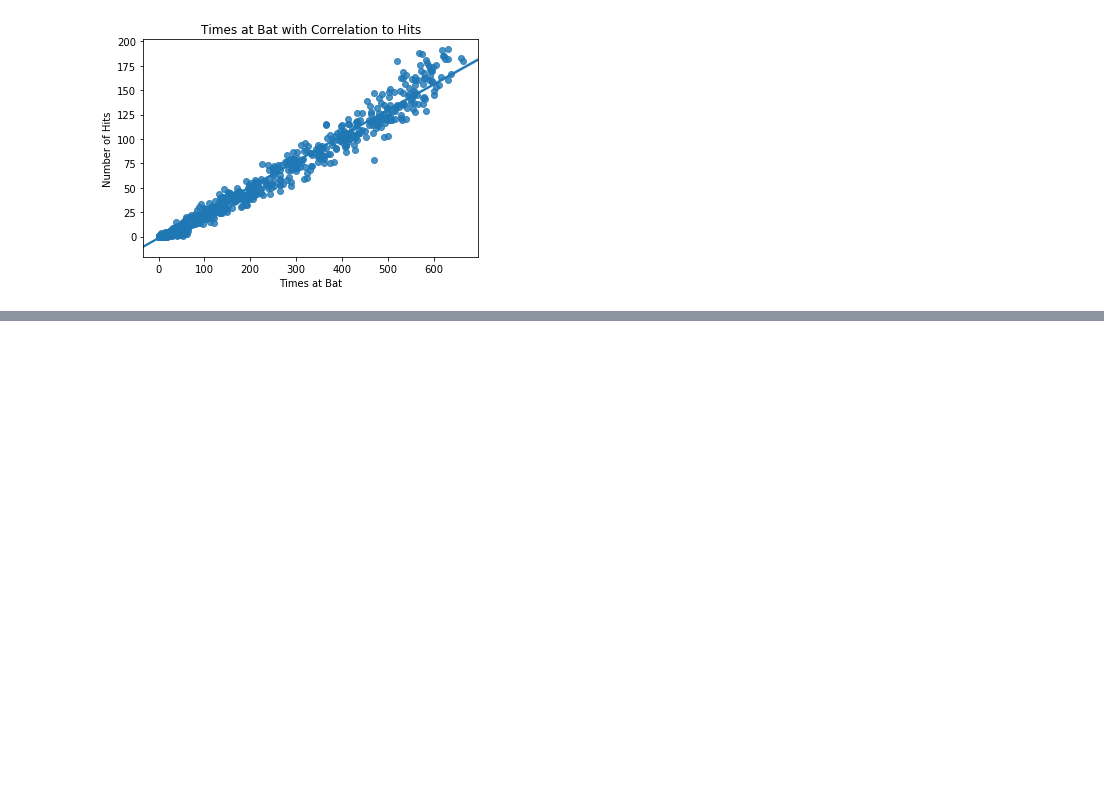
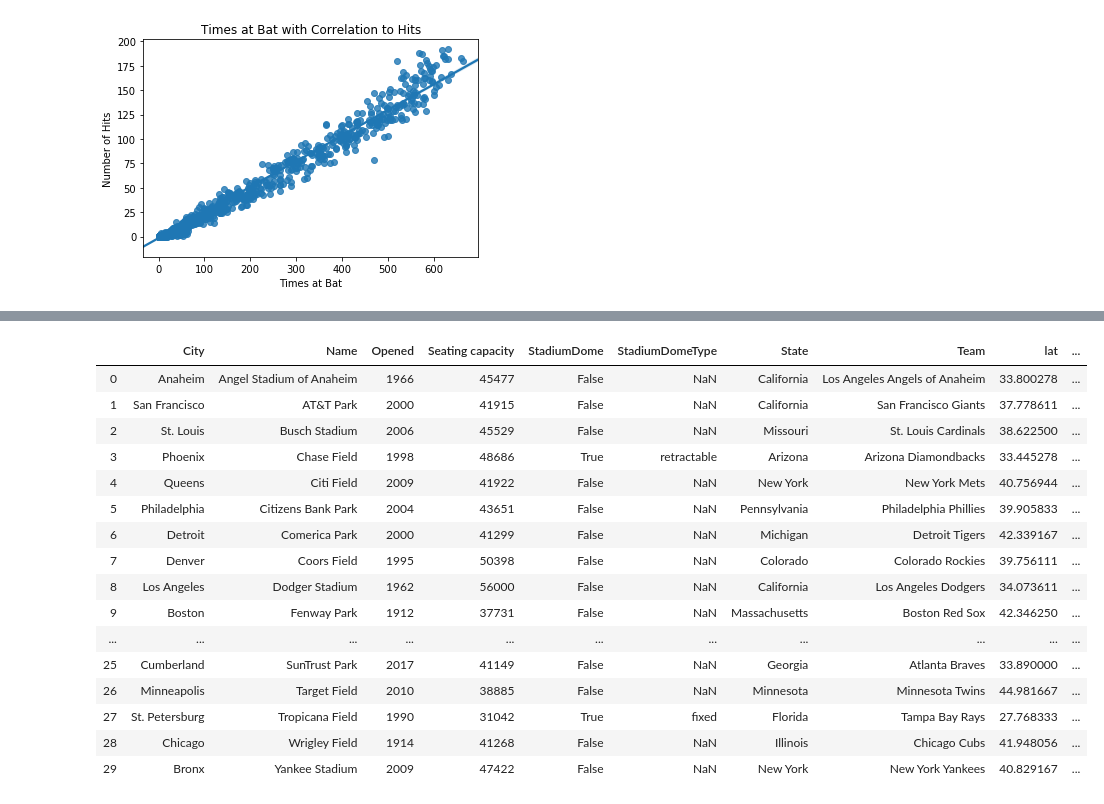
Before and after one commit to Ironware6/sabermetrics_proj, a Jupyter notebook: sabermetric_1.ipynb, the cells around one changed output, grey strips where cells are left out. Cells and saved outputs as stored; diff of their text form; code cells hidden in the pictures; blank space fills up the shorter version.

```diff
--- a/sabermetric_1.ipynb
+++ b/sabermetric_1.ipynb
@@ -253,0 +388,22 @@ Warnings:
+# %%
+stadiums = pd.read_csv("StadiumData2.csv")
+# %%
+stadiums
+# %% [output]
+|  | City | Name | Opened | Seating capacity | StadiumDome | StadiumDomeType | State | Team | lat | ... |
+| 0 | Anaheim | Angel Stadium of Anaheim | 1966 | 45477 | False | NaN | California | Los Angeles Angels of Anaheim | 33.800278 | ... |
+| 1 | San Francisco | AT&T Park | 2000 | 41915 | False | NaN | California | San Francisco Giants | 37.778611 | ... |
+| 2 | St. Louis | Busch Stadium | 2006 | 45529 | False | NaN | Missouri | St. Louis Cardinals | 38.622500 | ... |
+| 3 | Phoenix | Chase Field | 1998 | 48686 | True | retractable | Arizona | Arizona Diamondbacks | 33.445278 | ... |
+| 4 | Queens | Citi Field | 2009 | 41922 | False | NaN | New York | New York Mets | 40.756944 | ... |
+| 5 | Philadelphia | Citizens Bank Park | 2004 | 43651 | False | NaN | Pennsylvania | Philadelphia Phillies | 39.905833 | ... |
+| 6 | Detroit | Comerica Park | 2000 | 41299 | False | NaN | Michigan | Detroit Tigers | 42.339167 | ... |
+| 7 | Denver | Coors Field | 1995 | 50398 | False | NaN | Colorado | Colorado Rockies | 39.756111 | ... |
+| 8 | Los Angeles | Dodger Stadium | 1962 | 56000 | False | NaN | California | Los Angeles Dodgers | 34.073611 | ... |
+| 9 | Boston | Fenway Park | 1912 | 37731 | False | NaN | Massachusetts | Boston Red Sox | 42.346250 | ... |
+| ... | ... | ... | ... | ... | ... | ... | ... | ... | ... | ... |
+| 25 | Cumberland | SunTrust Park | 2017 | 41149 | False | NaN | Georgia | Atlanta Braves | 33.890000 | ... |
+| 26 | Minneapolis | Target Field | 2010 | 38885 | False | NaN | Minnesota | Minnesota Twins | 44.981667 | ... |
+| 27 | St. Petersburg | Tropicana Field | 1990 | 31042 | True | fixed | Florida | Tampa Bay Rays | 27.768333 | ... |
+| 28 | Chicago | Wrigley Field | 1914 | 41268 | False | NaN | Illinois | Chicago Cubs | 41.948056 | ... |
+| 29 | Bronx | Yankee Stadium | 2009 | 47422 | False | NaN | New York | New York Yankees | 40.829167 | ... |
```
Also changed, not shown: parts of 19 cells of this notebook, 7 other files.
